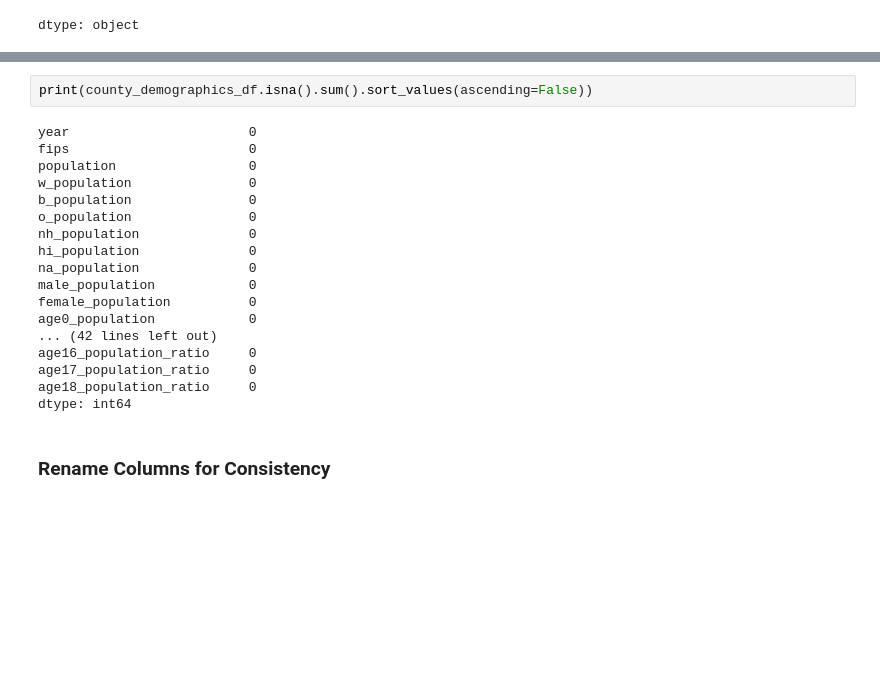
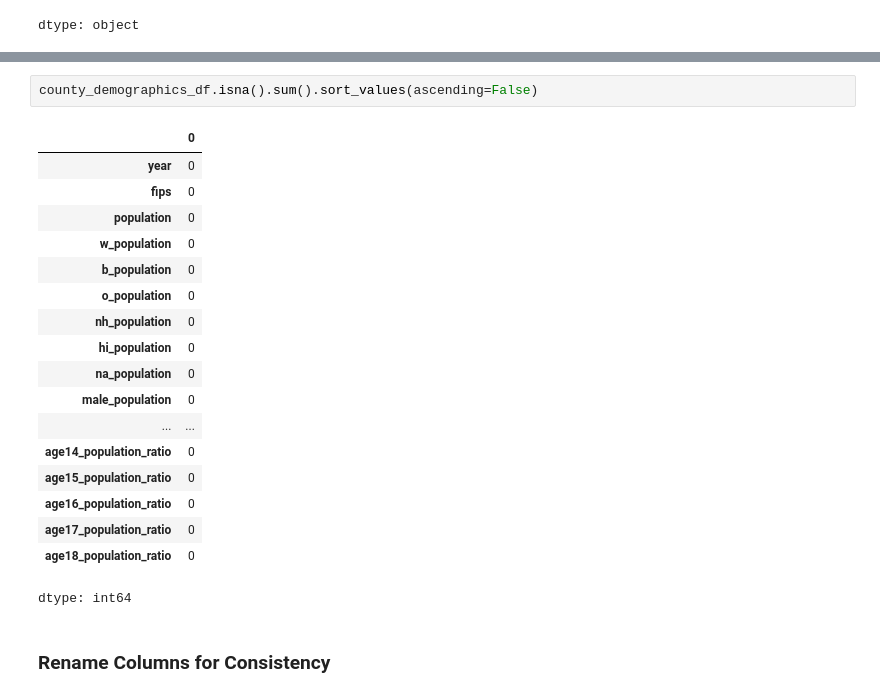
Before and after one commit to ypi9/HousingPricePrediction, a Jupyter notebook: final_project_merged.ipynb, the cells around one changed output, grey strips where cells are left out. Drawn from its saved outputs; the diff is of its cells as text; blank space fills up the shorter version.

```diff
--- a/final_project_merged.ipynb
+++ b/final_project_merged.ipynb
@@ -646,22 +276,23 @@ None
 # %%
-print(county_demographics_df.isna().sum().sort_values(ascending=False))
+county_demographics_df.isna().sum().sort_values(ascending=False)
 # %% [output]
+|  | 0 |
+| year | 0 |
+| fips | 0 |
+| population | 0 |
+| w_population | 0 |
+| b_population | 0 |
+| o_population | 0 |
+| nh_population | 0 |
+| hi_population | 0 |
+| na_population | 0 |
+| male_population | 0 |
+| ... | ... |
+| age14_population_ratio | 0 |
+| age15_population_ratio | 0 |
+| age16_population_ratio | 0 |
+| age17_population_ratio | 0 |
+| age18_population_ratio | 0 |
-year                       0
-fips                       0
-population                 0
-w_population               0
-b_population               0
-o_population               0
-nh_population              0
-hi_population              0
-na_population              0
-male_population            0
-female_population          0
-age0_population            0
-... (42 lines left out)
-age16_population_ratio     0
-age17_population_ratio     0
-age18_population_ratio     0
 dtype: int64
 # %% [markdown]
 ### Rename Columns for Consistency
```
Also changed, not shown: parts of 58 cells of this notebook.
